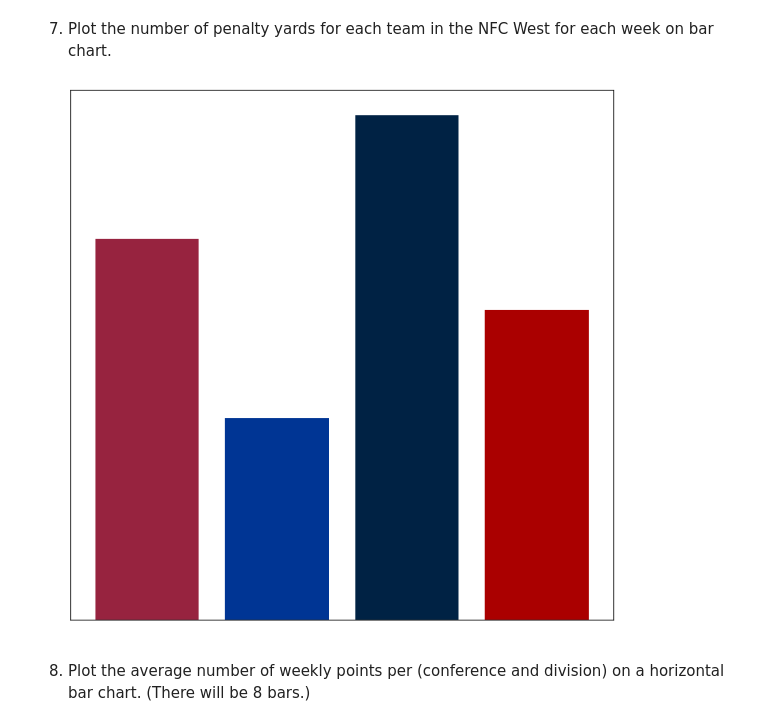
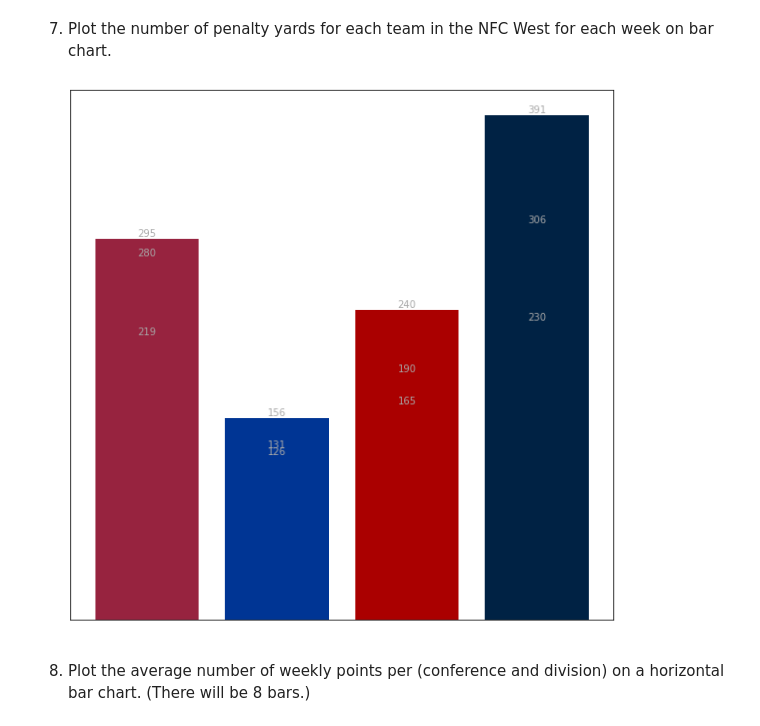
Before and after one commit to ABV-260510649/cis277-fa22-Lab5, a Jupyter notebook: Lab5.ipynb, the cells around one changed output. Drawn from its saved outputs; the diff is of its cells as text; code cells hidden in the pictures.

```diff
--- a/Lab5.ipynb
+++ b/Lab5.ipynb
@@ -178,12 +174,14 @@ Text(0, 0.5, 'Average Total Points')
 7. Plot the number of penalty yards for each team in the NFC West for each week on bar chart.
 # %%
 plt.figure(figsize=(10, 10));
-plt.bar(df[(df.Conference=='NFC') & (df.Division == "West")].team, df[(df.Conference=='NFC') & (df.Division == "West")].penalty_yards, color=colors_merged[(df.Conference=='NFC') & (df.Division == "West")].team_color);
+barplot = plt.bar(df[(df.Conference=='NFC') & (df.Division == "West")].groupby(['team','week'])['team'].first(), df[(df.Conference=='NFC') & (df.Division == "West")].groupby(['team','week'])['penalty_yards'].max(), color=colors_merged[(df.Conference=='NFC') & (df.Division == "West")].groupby(['team','week'])['team_color'].first());
 plt.tick_params(axis="both",color="white");
 plt.xticks(color="white");
 plt.yticks(color="white");
+barplot
+plt.bar_label(barplot, color='darkgray');
 # %% [output]
-[figure, old version]
+[figure, new version]
 # %% [markdown]
 8. Plot the average number of weekly points per (conference and division) on a horizontal bar chart. (There will be 8 bars.)
 # %%
```
Also changed, not shown: parts of 5 cells of this notebook.
